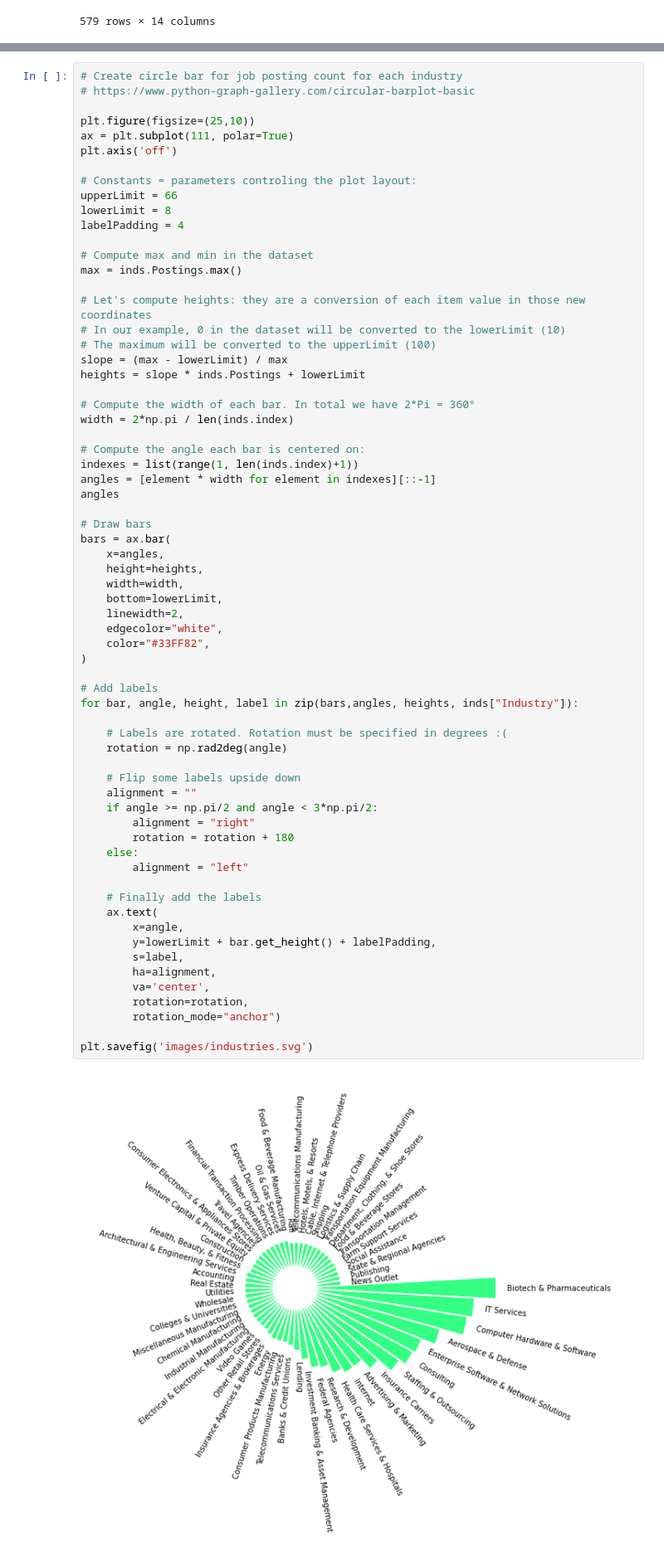
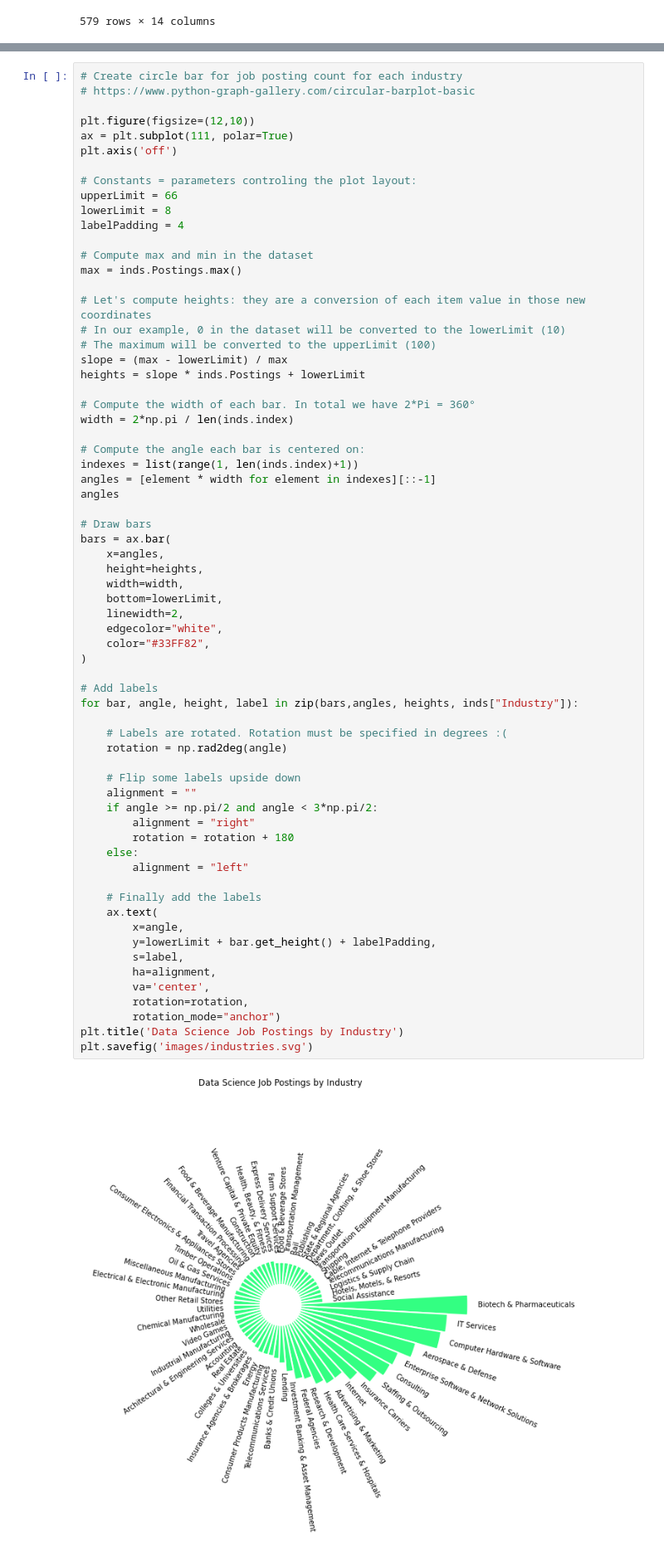
Before and after one commit to molobit619/data-science-jobs-dashboard, a Jupyter notebook: dsjobs.ipynb, the cells around one changed output, grey strips where cells are left out. Shown at 83% size. Saved outputs shown, nothing was run; the diff lists cells and outputs as text.

```diff
--- a/dsjobs.ipynb
+++ b/dsjobs.ipynb
@@ -148,7 +148,7 @@ inds[:15]
 # Create circle bar for job posting count for each industry
 # https://www.python-graph-gallery.com/circular-barplot-basic
 
-plt.figure(figsize=(25,10))
+plt.figure(figsize=(12,10))
 ax = plt.subplot(111, polar=True)
 plt.axis('off')
 
@@ -183,35 +183,35 @@ bars = ax.bar(
     linewidth=2,
     edgecolor="white",
     color="#33FF82",
 )
 
 # Add labels
 for bar, angle, height, label in zip(bars,angles, heights, inds["Industry"]):
 
     # Labels are rotated. Rotation must be specified in degrees :(
     rotation = np.rad2deg(angle)
 
     # Flip some labels upside down
     alignment = ""
     if angle >= np.pi/2 and angle < 3*np.pi/2:
         alignment = "right"
         rotation = rotation + 180
     else:
         alignment = "left"
 
     # Finally add the labels
     ax.text(
         x=angle,
         y=lowerLimit + bar.get_height() + labelPadding,
         s=label,
         ha=alignment,
         va='center',
         rotation=rotation,
         rotation_mode="anchor")
-
+plt.title('Data Science Job Postings by Industry')
 plt.savefig('images/industries.svg')
 # %% [output]
-[figure, old version]
+[figure, new version]
 # %%
 # count of desired skill
 skillscount = pd.DataFrame(df2.sum(axis=0)[7:])
```
Also changed, not shown: parts of 8 cells of this notebook, 3 other files.
